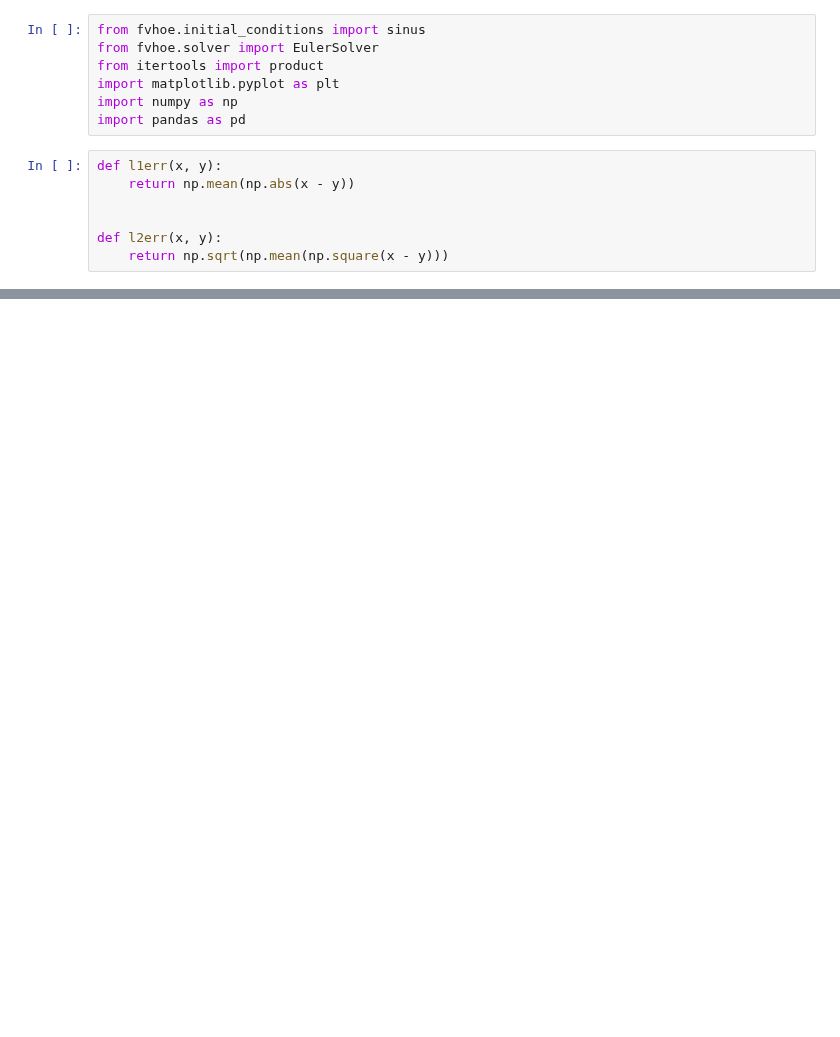
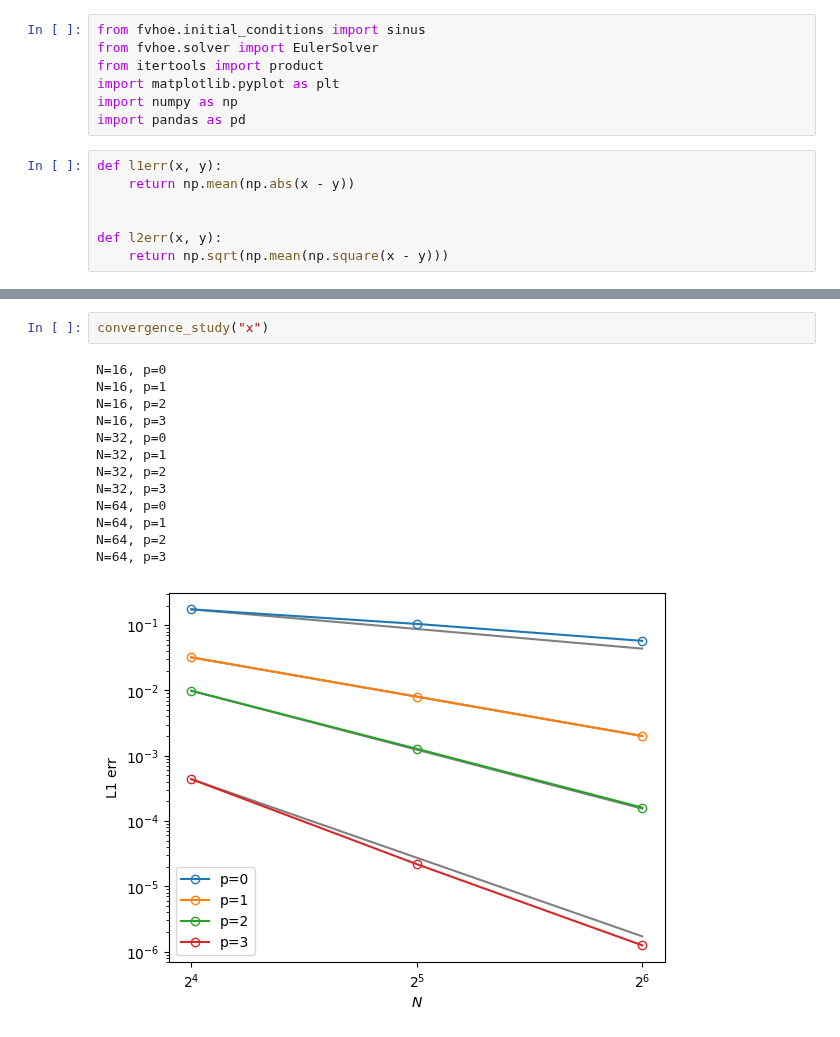
Before and after one commit to jpalafou/FVHOE, a Jupyter notebook: examples/advection/smooth_convergence.ipynb, the cells around one changed output, grey strips where cells are left out. Cells and saved outputs as stored; diff of their text form; blank space fills up the shorter version.

```diff
--- a/examples/advection/smooth_convergence.ipynb
+++ b/examples/advection/smooth_convergence.ipynb
@@ -72,3 +74,19 @@ def convergence_study(dims: str, Ns: list = [16, 32, 64, 128], ps: list = [0, 1,
     ax.set_xscale("log", base=2)
     ax.set_yscale("log")
     ax.legend()
+# %%
+convergence_study("x")
+# %% [output]
+N=16, p=0
+N=16, p=1
+N=16, p=2
+N=16, p=3
+N=32, p=0
+N=32, p=1
+N=32, p=2
+N=32, p=3
+N=64, p=0
+N=64, p=1
+N=64, p=2
+N=64, p=3
+[figure, added]
```
Also changed, not shown: parts of 3 cells of this notebook, 2 other files.
